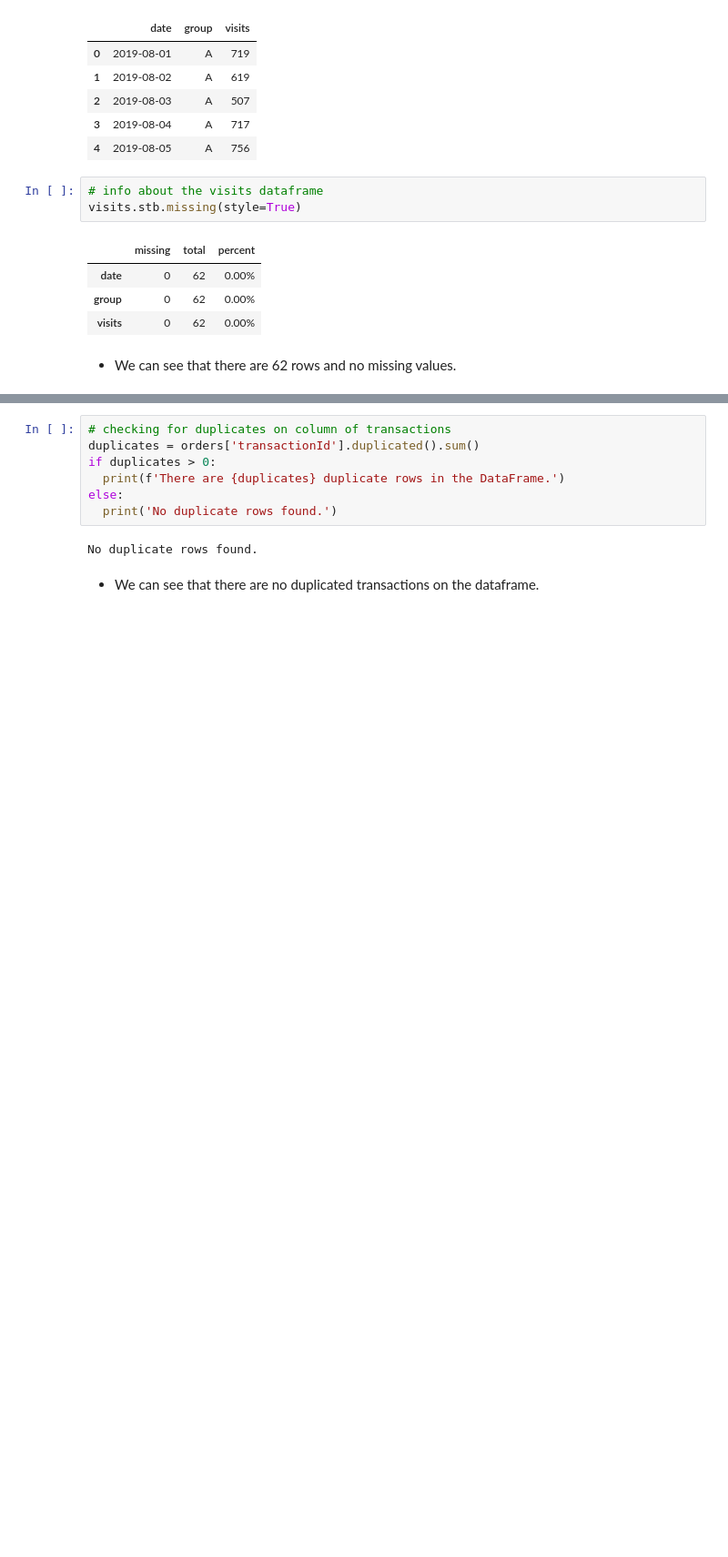
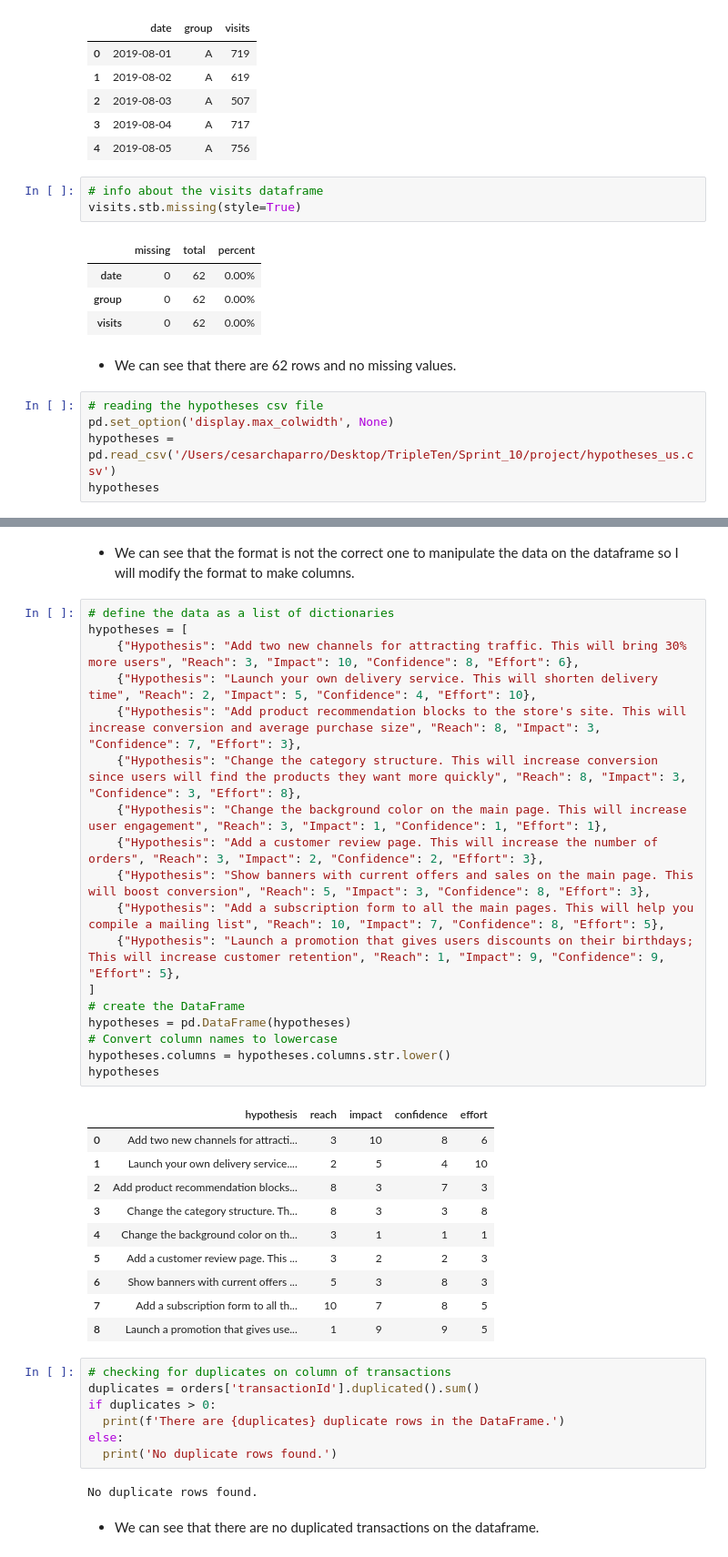
Before and after one commit to CesarChaparro1974/AB_Testing_Project, a Jupyter notebook: A_B_test_project.ipynb, the cells around one changed output, grey strips where cells are left out. Shown at 91% size. Drawn from its saved outputs; the diff is of its cells as text; blank space fills up the shorter version.

```diff
--- a/A_B_test_project.ipynb
+++ b/A_B_test_project.ipynb
@@ -101,3 +101,8 @@ visits.stb.missing(style=True)
 | visits | 0 | 62 | 0.00% |
 # %% [markdown]
 * We can see that there are 62 rows and no missing values.
+# %%
+# reading the hypotheses csv file
+pd.set_option('display.max_colwidth', None)
+hypotheses = pd.read_csv('/Users/cesarchaparro/Desktop/TripleTen/Sprint_10/project/hypotheses_us.csv')
+hypotheses
@@ -104,3 +120,34 @@ visits.stb.missing(style=True)
+# %% [markdown]
+* We can see that the format is not the correct one to manipulate the data on the dataframe so I will modify the format to make columns.
+# %%
+# define the data as a list of dictionaries
+hypotheses = [
+    {"Hypothesis": "Add two new channels for attracting traffic. This will bring 30% more users", "Reach": 3, "Impact": 10, "Confidence": 8, "Effort": 6},
+    {"Hypothesis": "Launch your own delivery service. This will shorten delivery time", "Reach": 2, "Impact": 5, "Confidence": 4, "Effort": 10},
+    {"Hypothesis": "Add product recommendation blocks to the store's site. This will increase conversion and average purchase size", "Reach": 8, "Impact": 3, "Confidence": 7, "Effort": 3},
+    {"Hypothesis": "Change the category structure. This will increase conversion since users will find the products they want more quickly", "Reach": 8, "Impact": 3, "Confidence": 3, "Effort": 8},
+    {"Hypothesis": "Change the background color on the main page. This will increase user engagement", "Reach": 3, "Impact": 1, "Confidence": 1, "Effort": 1},
+    {"Hypothesis": "Add a customer review page. This will increase the number of orders", "Reach": 3, "Impact": 2, "Confidence": 2, "Effort": 3},
+    {"Hypothesis": "Show banners with current offers and sales on the main page. This will boost conversion", "Reach": 5, "Impact": 3, "Confidence": 8, "Effort": 3},
+    {"Hypothesis": "Add a subscription form to all the main pages. This will help you compile a mailing list", "Reach": 10, "Impact": 7, "Confidence": 8, "Effort": 5},
+    {"Hypothesis": "Launch a promotion that gives users discounts on their birthdays; This will increase customer retention", "Reach": 1, "Impact": 9, "Confidence": 9, "Effort": 5},
+]
+# create the DataFrame
+hypotheses = pd.DataFrame(hypotheses)
+# Convert column names to lowercase
+hypotheses.columns = hypotheses.columns.str.lower()
+hypotheses
+# %% [output]
+|  | hypothesis | reach | impact | confidence | effort |
+| 0 | Add two new channels for attracti... | 3 | 10 | 8 | 6 |
+| 1 | Launch your own delivery service.... | 2 | 5 | 4 | 10 |
+| 2 | Add product recommendation blocks... | 8 | 3 | 7 | 3 |
+| 3 | Change the category structure. Th... | 8 | 3 | 3 | 8 |
+| 4 | Change the background color on th... | 3 | 1 | 1 | 1 |
+| 5 | Add a customer review page. This ... | 3 | 2 | 2 | 3 |
+| 6 | Show banners with current offers ... | 5 | 3 | 8 | 3 |
+| 7 | Add a subscription form to all th... | 10 | 7 | 8 | 5 |
+| 8 | Launch a promotion that gives use... | 1 | 9 | 9 | 5 |
 # %%
 # checking for duplicates on column of transactions
 duplicates = orders['transactionId'].duplicated().sum()
```
Also changed, not shown: parts of 17 cells of this notebook.
